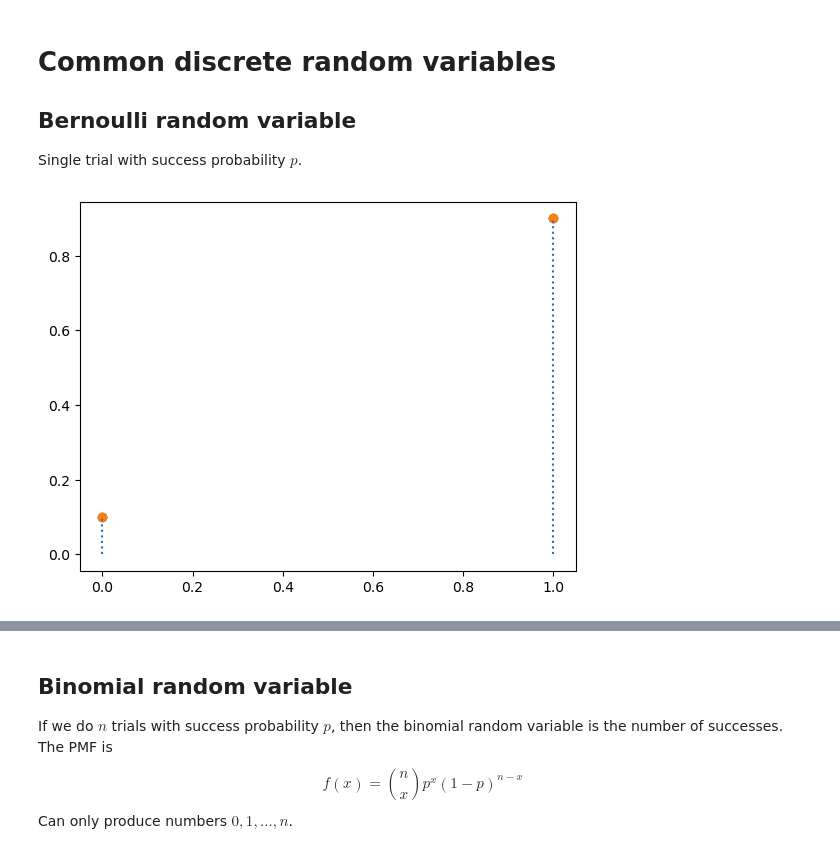
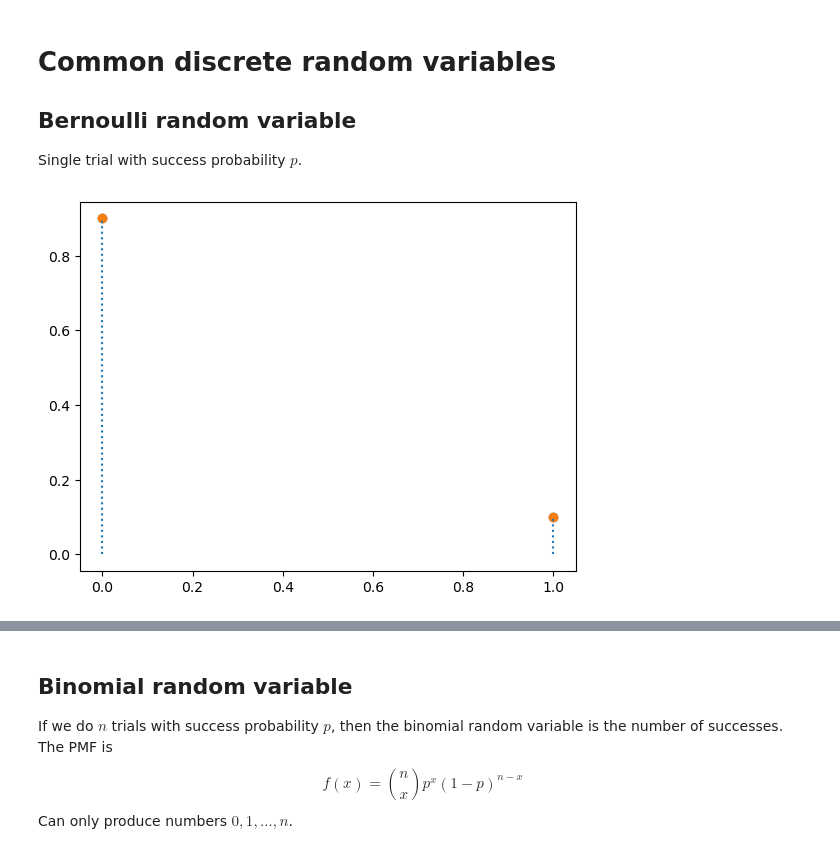
Before and after one commit to datascience-intro/1MS041-2023, a Jupyter notebook: notebooks/02-Random_Variables_examples.ipynb, the cells around one changed output, grey strips where cells are left out. Saved outputs shown, nothing was run; the diff lists cells and outputs as text; code cells hidden in the pictures.

```diff
--- a/notebooks/02-Random_Variables_examples.ipynb
+++ b/notebooks/02-Random_Variables_examples.ipynb
@@ -12,9 +12,9 @@ Single trial with success probability $p$.
 from Utils import plotEMF
 # %%
 p = 0.1
-plotEMF([(0,p),(1,1-p)])
+plotEMF([(0,1-p),(1,p)])
 # %% [output]
-[figure, old version]
+[figure, new version]
 # %%
 import numpy as np
 # %%
```
Also changed, not shown: parts of 16 cells of this notebook, 15 other files.
